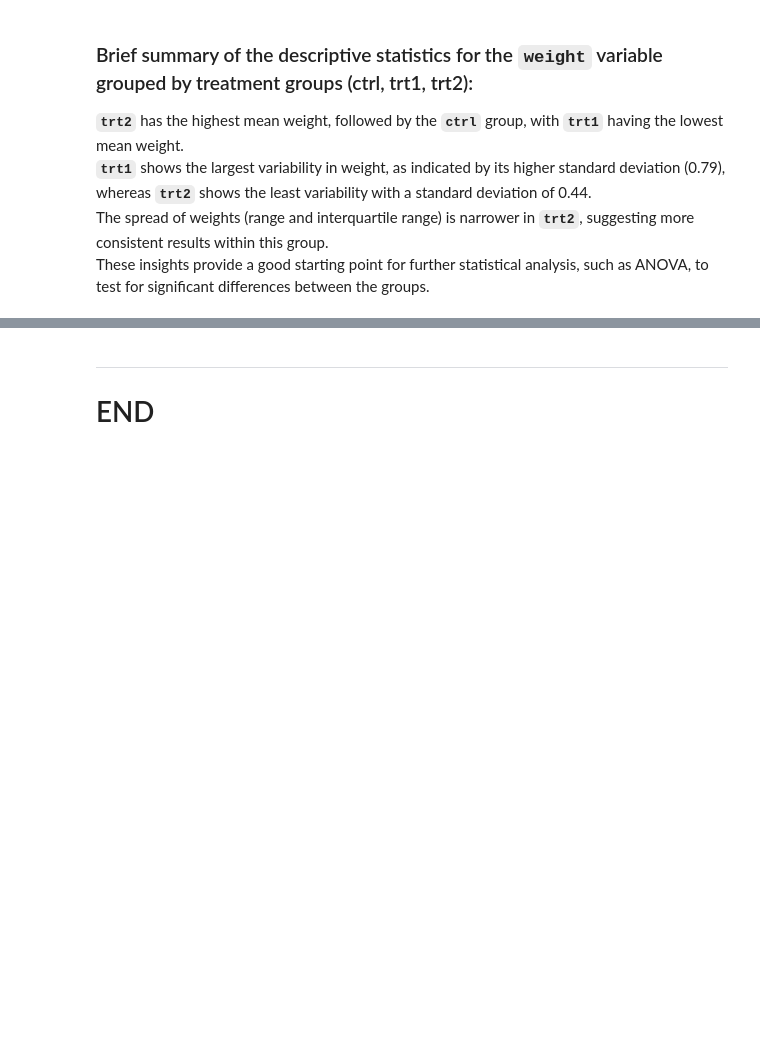
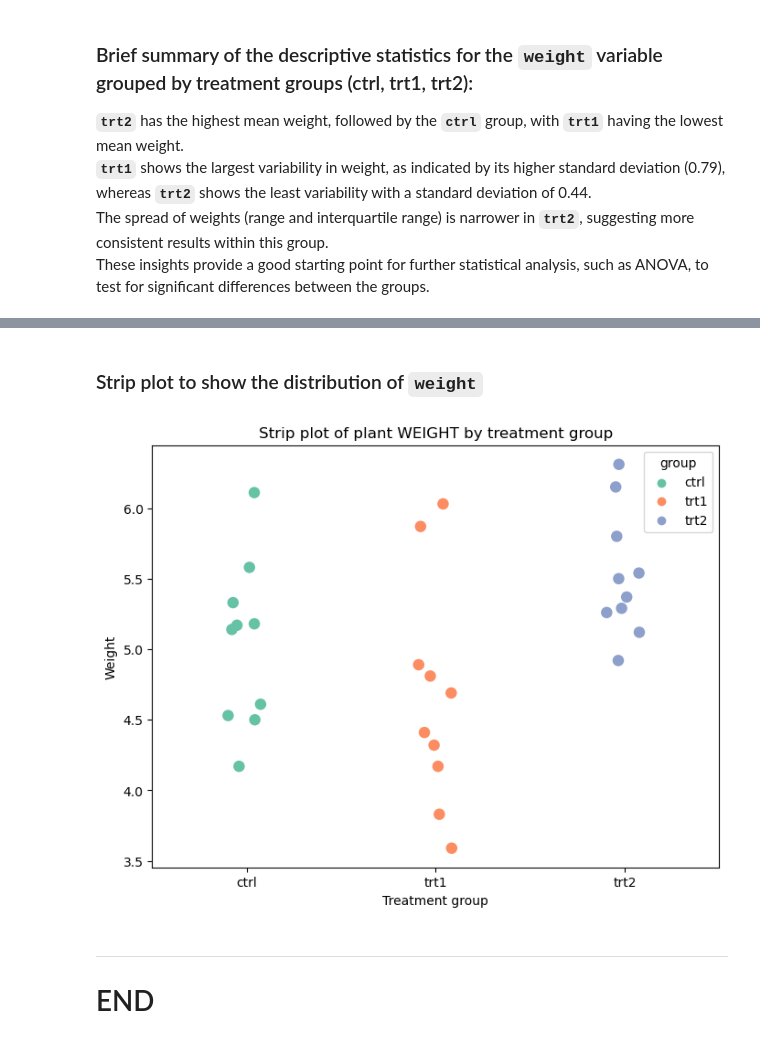
Before and after one commit to YuliiaKharchenko/applied_statistics, a Jupyter notebook: project.ipynb, the cells around one changed output, grey strips where cells are left out. Drawn from its saved outputs; the diff is of its cells as text; code cells hidden in the pictures; blank space fills up the shorter version.

```diff
--- a/project.ipynb
+++ b/project.ipynb
@@ -97,3 +112,15 @@ These insights provide a good starting point for further statistical analysis, s
+# %% [markdown]
+### Strip plot to show the distribution of `weight`
+# %%
+fig, ax = plt.subplots(figsize=(8, 6))
+
+sns.stripplot(data=plant_df, x='group', y='weight', jitter=True, ax=ax, hue='group', palette='Set2', size=9)
+
+ax.set_title('Strip plot of plant WEIGHT by treatment group')
+ax.set_xlabel('Treatment group')
+ax.set_ylabel('Weight');
+# %% [output]
+[figure, added]
 # %% [markdown]
 ***
 
```
Also changed, not shown: parts of 2 cells of this notebook.
